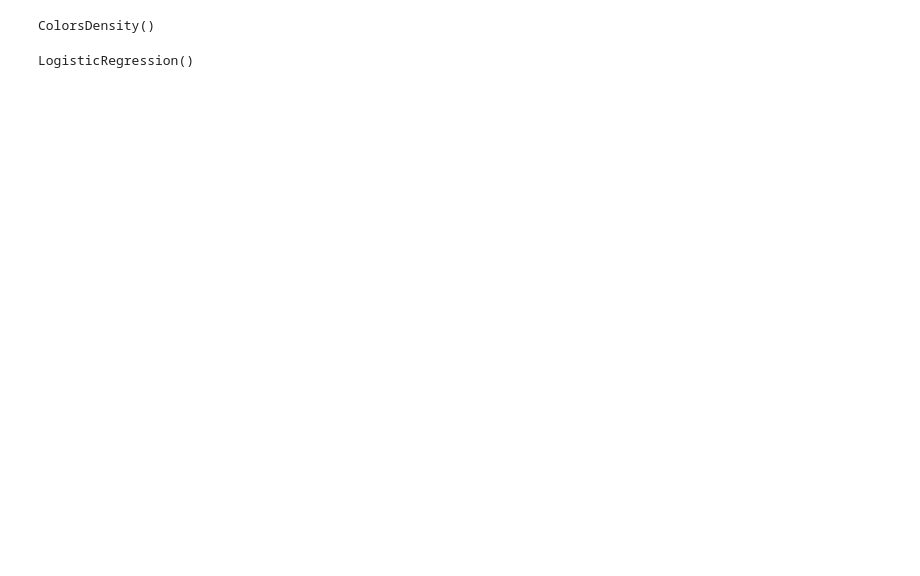
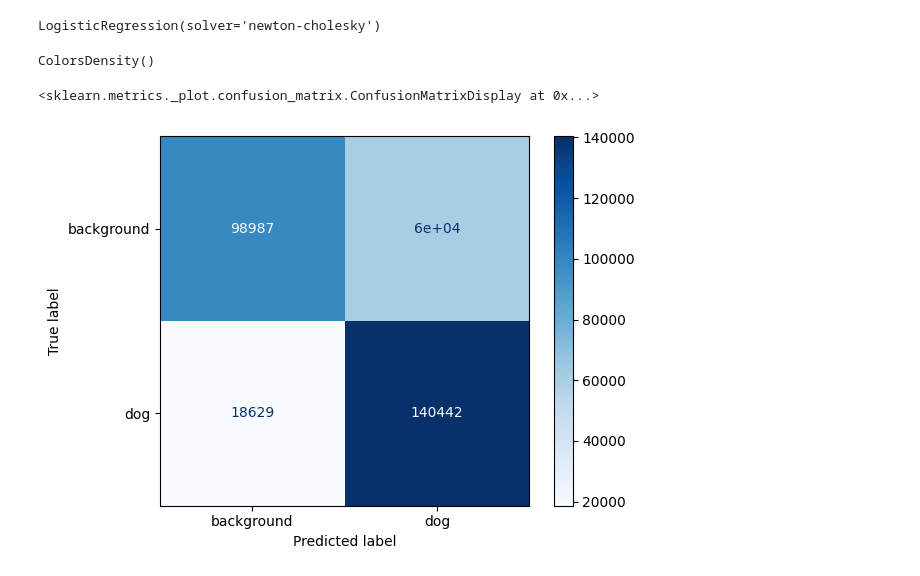
Before and after one commit to Hugo-dgn/GRM, a Jupyter notebook: segment_OxfordIIITPet.ipynb, the cells around one changed output. Drawn from its saved outputs; the diff is of its cells as text; code cells hidden in the pictures; blank space fills up the shorter version.

```diff
--- a/segment_OxfordIIITPet.ipynb
+++ b/segment_OxfordIIITPet.ipynb
@@ -125,14 +197,33 @@ class ColorsDensity(BaseEstimator, ClassifierMixin):
     def predict(self, X):
         probs = self.predict_proba(X)
         return np.argmax(probs, axis=1)
-# %%
-model = ColorsDensity()
-model.fit(colors, labels)
-# %% [output]
-ColorsDensity()
 # %%
-model = LogisticRegression()
-model.fit(colors, labels)
+X_train, X_test, y_train, y_test = train_test_split(
+    features, labels, test_size=0.5, random_state=42, stratify=labels
+)
+
+scaler = StandardScaler()
+X_train = scaler.fit_transform(X_train)
+X_test = scaler.transform(X_test)
-# %% [output]
-LogisticRegression()
+# %%
+model = LogisticRegression(max_iter=100, solver="newton-cholesky" )
+model.fit(X_train, y_train)
+# %% [output]
+LogisticRegression(solver='newton-cholesky')
+# %%
+model = ColorsDensity()
+model.fit(X_train, y_train)
+# %% [output]
+ColorsDensity()
+# %%
+from sklearn.metrics import confusion_matrix, ConfusionMatrixDisplay
+
+y_pred = model.predict(X_test)
+
+cm = confusion_matrix(y_test, y_pred)
+disp = ConfusionMatrixDisplay(confusion_matrix=cm, display_labels=["background", "dog"])
+disp.plot(cmap="Blues")
+# %% [output]
+<sklearn.metrics._plot.confusion_matrix.ConfusionMatrixDisplay at 0x...>
+[figure, added]
 # %%
```
Also changed, not shown: parts of 11 cells of this notebook, 2 other files.
